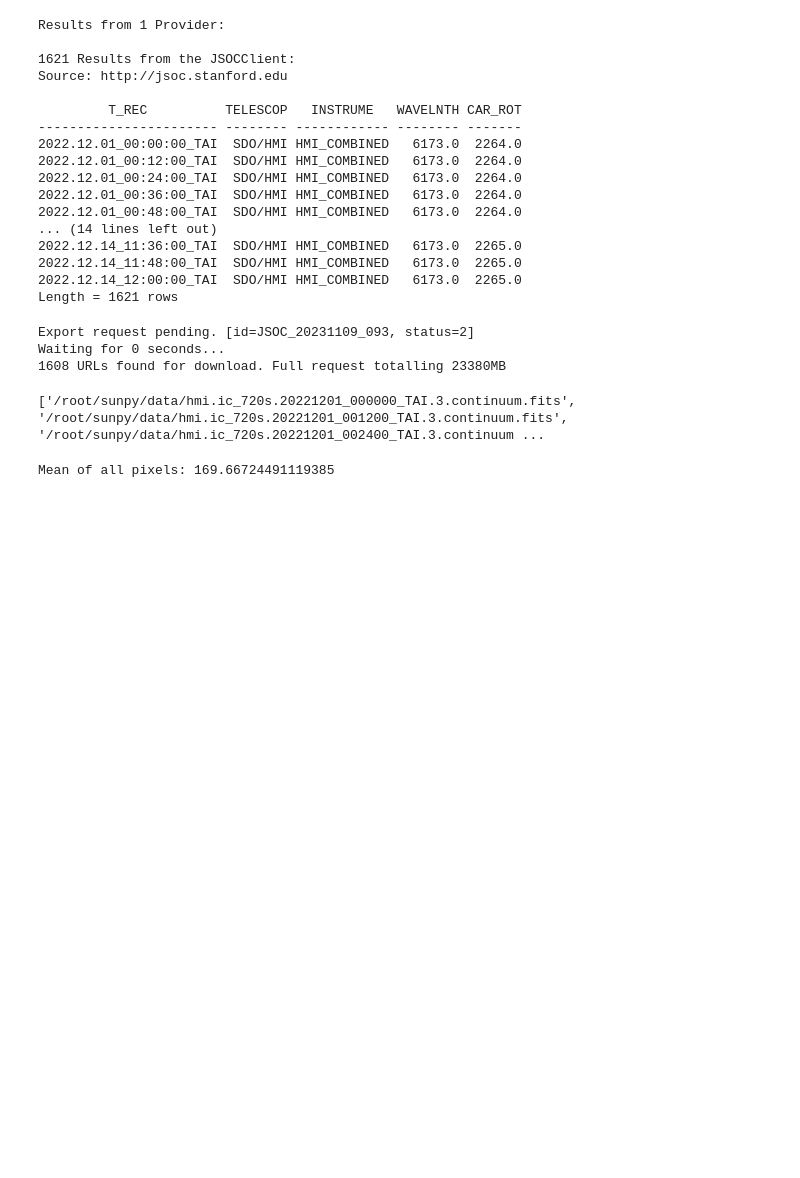
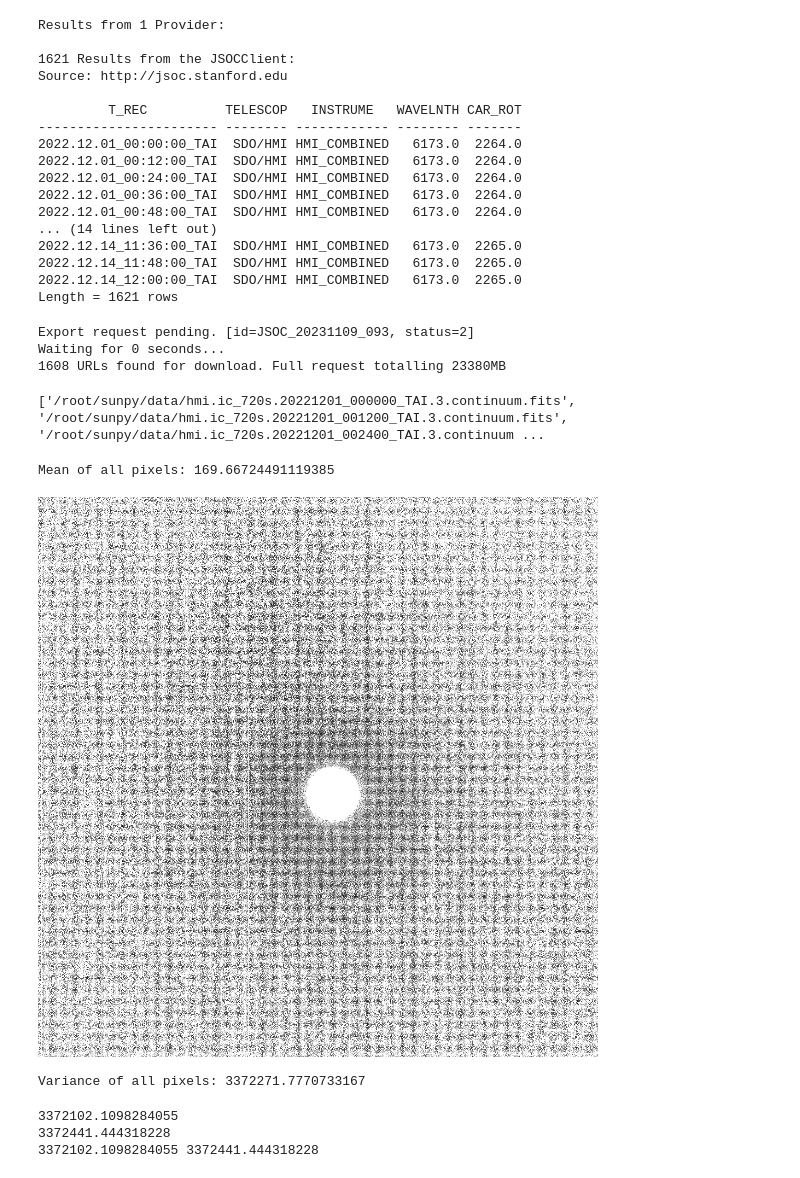
Before and after one commit to rituparna50/MarsPosition, a Jupyter notebook: Image_Analysis.ipynb, the cells around one changed output. Drawn from its saved outputs; the diff is of its cells as text; code cells hidden in the pictures; blank space fills up the shorter version.

Commit message:
Variance of image pixels

```diff
--- a/Image_Analysis.ipynb
+++ b/Image_Analysis.ipynb
@@ -111,3 +112,29 @@ mean_pixel_value = np.mean(img_array)
 print("Mean of all pixels:", mean_pixel_value)
 # %% [output]
 Mean of all pixels: 169.66724491119385
+# %%
+# Display the image
+display(img)
+# %% [output]
+[figure, added]
+# %%
+# Convert the image to a numpy array
+img_array = np.array(img)
+
+# Calculate the variance of all pixels
+variance_pixel_value = np.var(img_array)
+
+print("Variance of all pixels:", variance_pixel_value)
+# %% [output]
+Variance of all pixels: 3372271.7770733167
+# %%
+NR_lower = variance_pixel_value - mean_pixel_value
+NR_upper = mean_pixel_value + variance_pixel_value
+
+print(NR_lower)
+print(NR_upper)
+print(NR_lower,NR_upper)
+# %% [output]
+3372102.1098284055
+3372441.444318228
+3372102.1098284055 3372441.444318228
```
Also changed, not shown: parts of 1 cell of this notebook.
